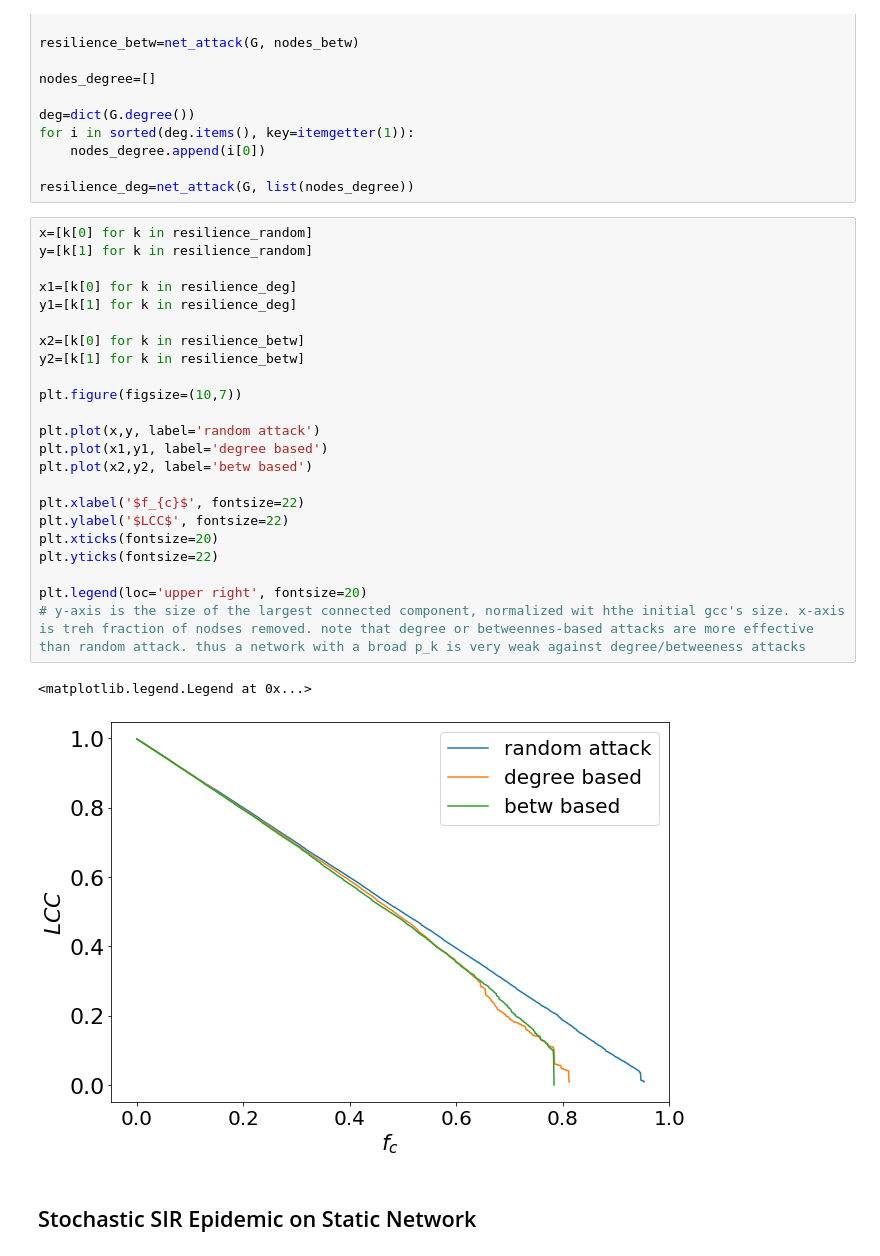
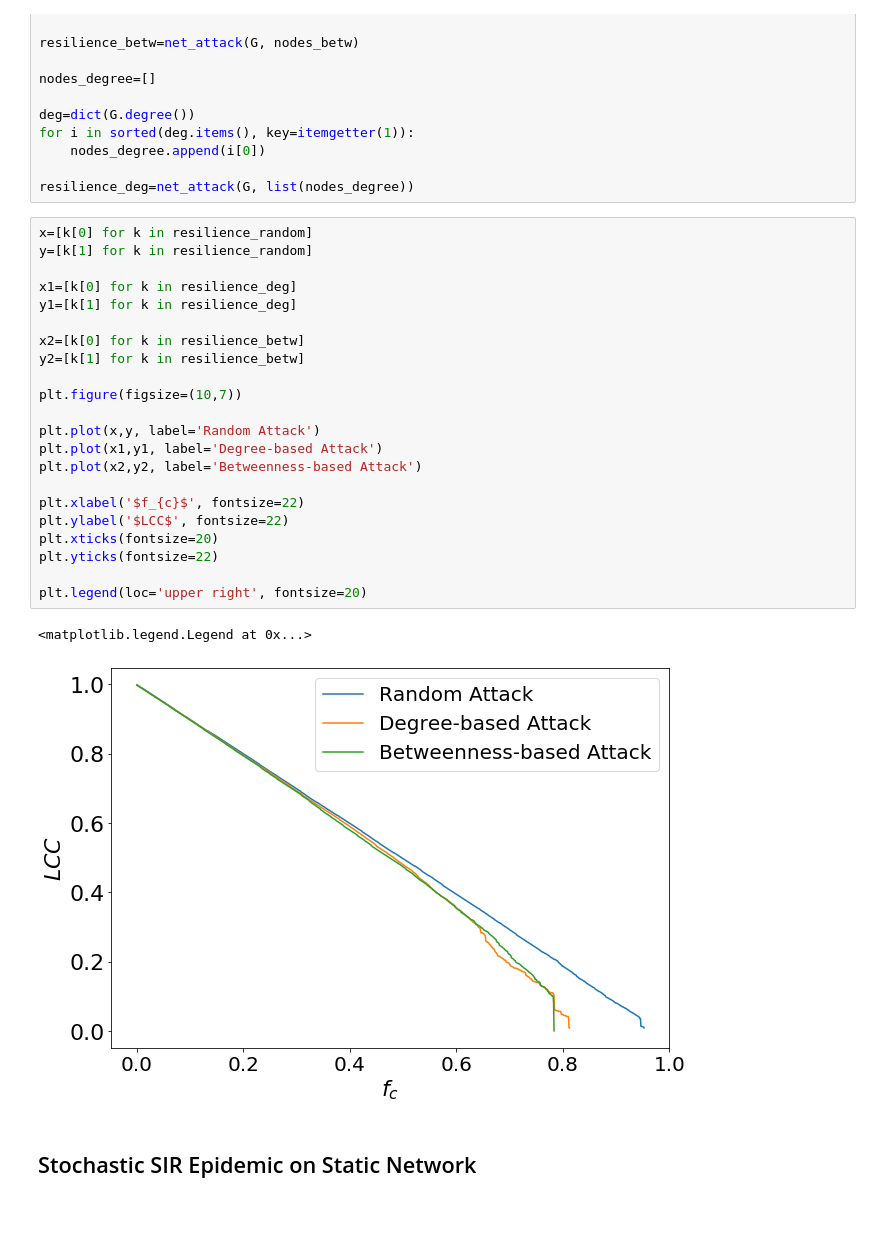
Before and after one commit to pitmonticone/SocialMediaEgoGraphAnalysis, a Jupyter notebook: Analysis/Twitter1.ipynb, the cells around one changed output. Cells and saved outputs as stored; diff of their text form; blank space fills up the shorter version.

```diff
--- a/Analysis/Twitter1.ipynb
+++ b/Analysis/Twitter1.ipynb
@@ -815,29 +826,28 @@ resilience_deg=net_attack(G, list(nodes_degree))
 # %%
 x=[k[0] for k in resilience_random]
 y=[k[1] for k in resilience_random]
 
 x1=[k[0] for k in resilience_deg]
 y1=[k[1] for k in resilience_deg]
 
 x2=[k[0] for k in resilience_betw]
 y2=[k[1] for k in resilience_betw]
 
 plt.figure(figsize=(10,7))
 
-plt.plot(x,y, label='random attack')
-plt.plot(x1,y1, label='degree based')
-plt.plot(x2,y2, label='betw based')
+plt.plot(x,y, label='Random Attack')
+plt.plot(x1,y1, label='Degree-based Attack')
+plt.plot(x2,y2, label='Betweenness-based Attack')
 
 plt.xlabel('$f_{c}$', fontsize=22)
 plt.ylabel('$LCC$', fontsize=22)
 plt.xticks(fontsize=20)
 plt.yticks(fontsize=22)
 
 plt.legend(loc='upper right', fontsize=20)
-# y-axis is the size of the largest connected component, normalized wit hthe initial gcc's size. x-axis is treh fraction of nodses removed. note that degree or betweennes-based attacks are more effective than random attack. thus a network with a broad p_k is very weak against degree/betweeness attacks
 # %% [output]
 <matplotlib.legend.Legend at 0x...>
-[figure, old version]
+[figure, new version]
 # %% [markdown]
 ## Stochastic SIR Epidemic on Static Network
 # %%
```
Also changed, not shown: parts of 42 cells of this notebook, 12 other files.
